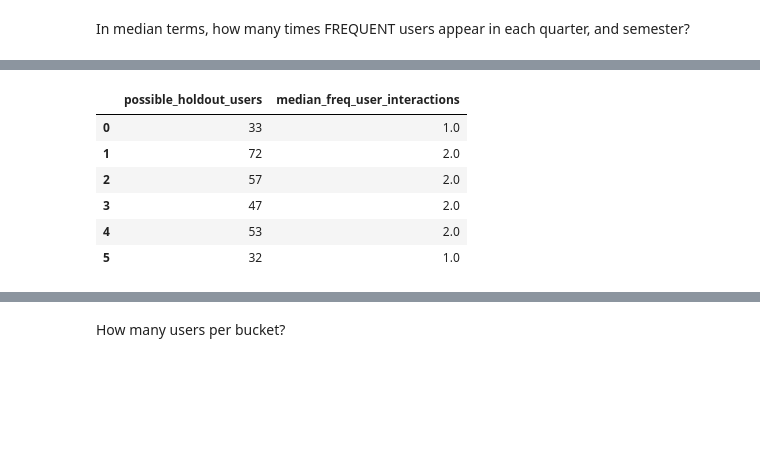
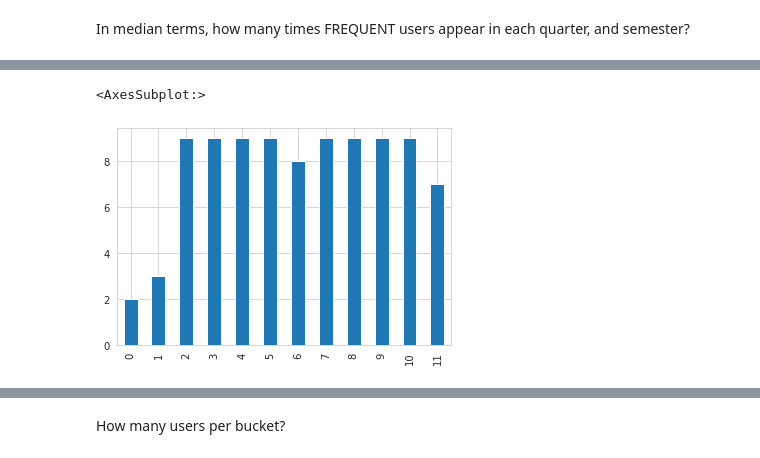
Before and after one commit to Key0412/streamRec-forgetting, a Jupyter notebook: notebooks/Avaliação de Dataset - Movielens.ipynb, the cells around one changed output, grey strips where cells are left out. Drawn from its saved outputs; the diff is of its cells as text; code cells hidden in the pictures; blank space fills up the shorter version.

```diff
--- a/notebooks/Avaliação de Dataset - Movielens.ipynb
+++ b/notebooks/Avaliação de Dataset - Movielens.ipynb
@@ -116,3 +103,8 @@ freq_user_quarter_info
+# %%
+freq_user_quarter_info['freq_users_at_least_1_interaction'].plot(kind='bar')
+# %% [output]
+<AxesSubplot:>
+[figure, added]
 # %%
 # # frequent user interaction per quarter
 # plot_interactions_per_qns(user_interactions=user_trimestre_interactions.loc[frequent_users_trimestre],
@@ -120,12 +112,4 @@ freq_user_quarter_info
 # %%
 freq_user_semester_info = get_frequent_user_statistics(
     interactions_df=user_semestre_interactions, frequent_users_list=frequent_users_semestre)
-freq_user_semester_info
+# freq_user_semester_info
-# %% [output]
-|  | possible_holdout_users | median_freq_user_interactions |
-| 0 | 33 | 1.0 |
-| 1 | 72 | 2.0 |
-| 2 | 57 | 2.0 |
-| 3 | 47 | 2.0 |
-| 4 | 53 | 2.0 |
-| 5 | 32 | 1.0 |
```
Also changed, not shown: parts of 38 cells of this notebook, 9 other files.
